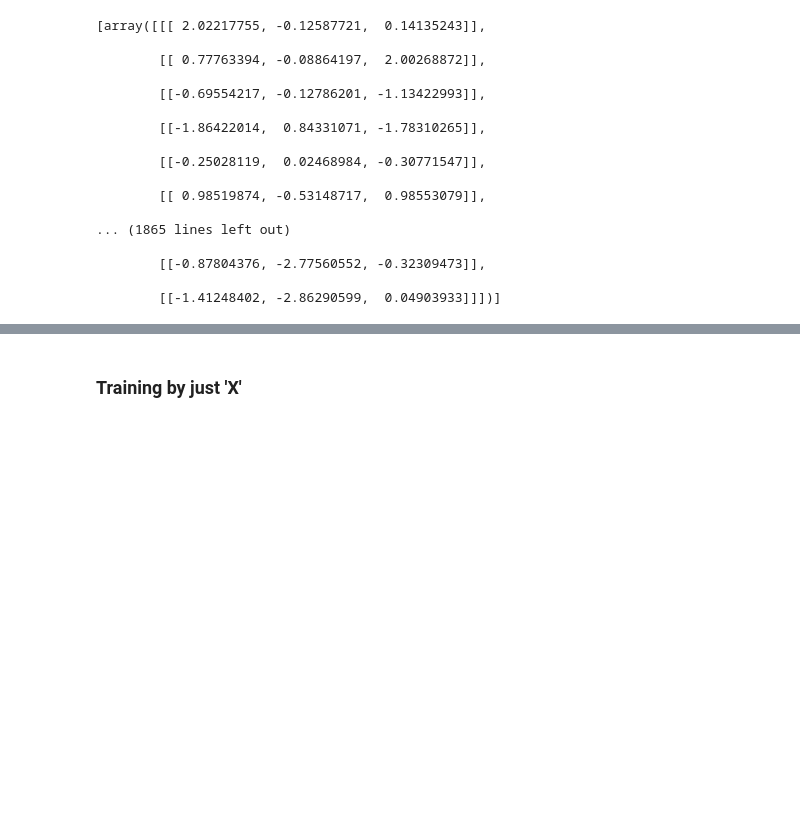
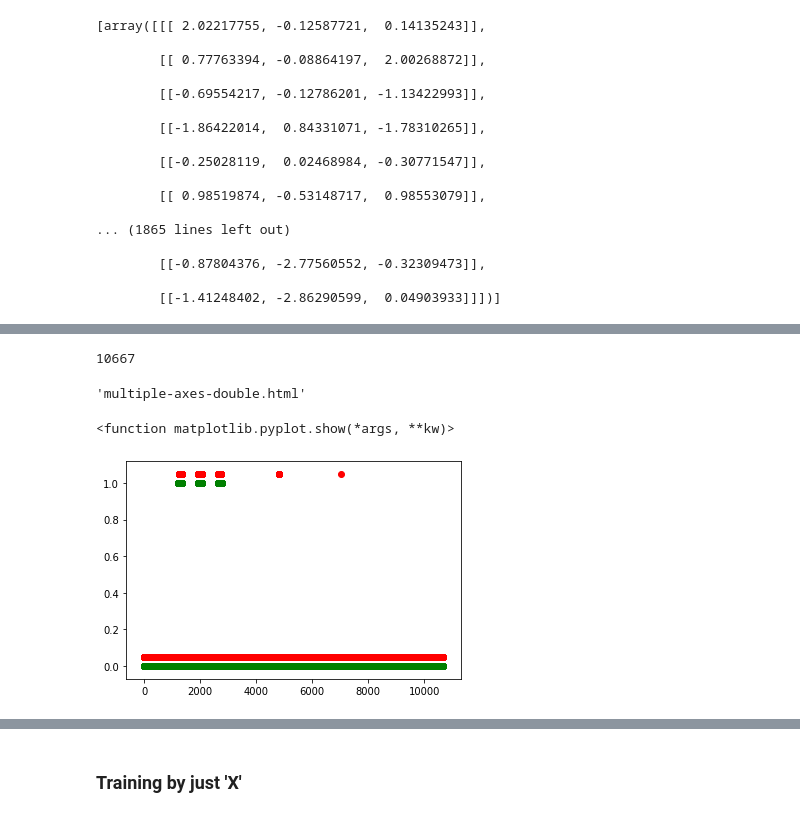
Before and after one commit to Nimtaa/Noisy, a Jupyter notebook: NeuralNetworks.ipynb, the cells around one changed output, grey strips where cells are left out. Drawn from its saved outputs; the diff is of its cells as text; code cells hidden in the pictures; blank space fills up the shorter version.

```diff
--- a/NeuralNetworks.ipynb
+++ b/NeuralNetworks.ipynb
@@ -178,0 +171,21 @@ plt.show
+# %%
+thresholded_result = []
+for i in range(len(results)):
+    if(results[i]<0.5):
+        thresholded_result.append(0)
+    else:
+        thresholded_result.append(1)
+
+df = pandas.DataFrame(data=thresholded_result,columns=['brakingStatus'])
+df.to_csv('./data/Learning/results.csv',index= False)
+# %%
+thresholded_result = []
+for i in range(len(results)):
+    if(results[i]<0.8):
+        thresholded_result.append(0)
+    else:
+        thresholded_result.append(1)
+
+len(thresholded_result)
+# %% [output]
+10667
@@ -179,3 +196,60 @@ plt.show
+# %%
+
+fig =tools.make_subplots(rows=1,cols=1)
+
+
+# th_result =  go.Scatter(
+#     x = list(range(0,10677)),
+#     y = thresholded_result,
+#     mode = 'lines',
+#     name='model_result'
+# )
+
+result =  go.Scatter(
+    x = list(range(0,10677)),
+    y = result_reshaped,
+    mode = 'lines',
+    name='model_result'
+)
+
+test =  go.Scatter(
+    x = list(range(0,10677)),
+    y = y_test_set_array_reshape,
+    mode = 'lines',
+    name='test'
+)
+# fig.append_trace(th_result,1,1)
+fig.append_trace(result,1,1)
+fig.append_trace(test,1,1)
+
+
+fig['layout'].update(height=500, title = 'Braking Model Prediction')
+
+
+py.offline.plot(fig, filename='multiple-axes-double')
+# %% [output]
+'multiple-axes-double.html'
+# %%
+len(results)
+
+# plt.scatter(range(10667),results,c='r')
+# plt.scatter(range(10667),y_test_set_array_reshape[:10667],c='g')
+# plt.show
+plt.scatter(range(10667),thresholded_result,c='r')
+plt.scatter(range(10667),y_test_set_array_reshape[:10667],c='g')
+plt.show
+
+# plt.scatter(range(310),results[8300:8610],c='r')
+# plt.scatter(range(310),y_test_set_array_reshape[8300:8610],c='g')
+# plt.show
+# plt.scatter(range(310),thresholded_result[8300:8610],c='r')
+# plt.scatter(range(310),y_test_set_array_reshape[8300:8610],c='g')
+
+
+# plt.scatter(range(100),thresholded_result[8450:8550],c='r')
+# %% [output]
+<function matplotlib.pyplot.show(*args, **kw)>
+[figure, added]
 # %%
 plt.plot(history.history['loss'])
 plt.show()
```
Also changed, not shown: parts of 12 cells of this notebook, 1 other file.
